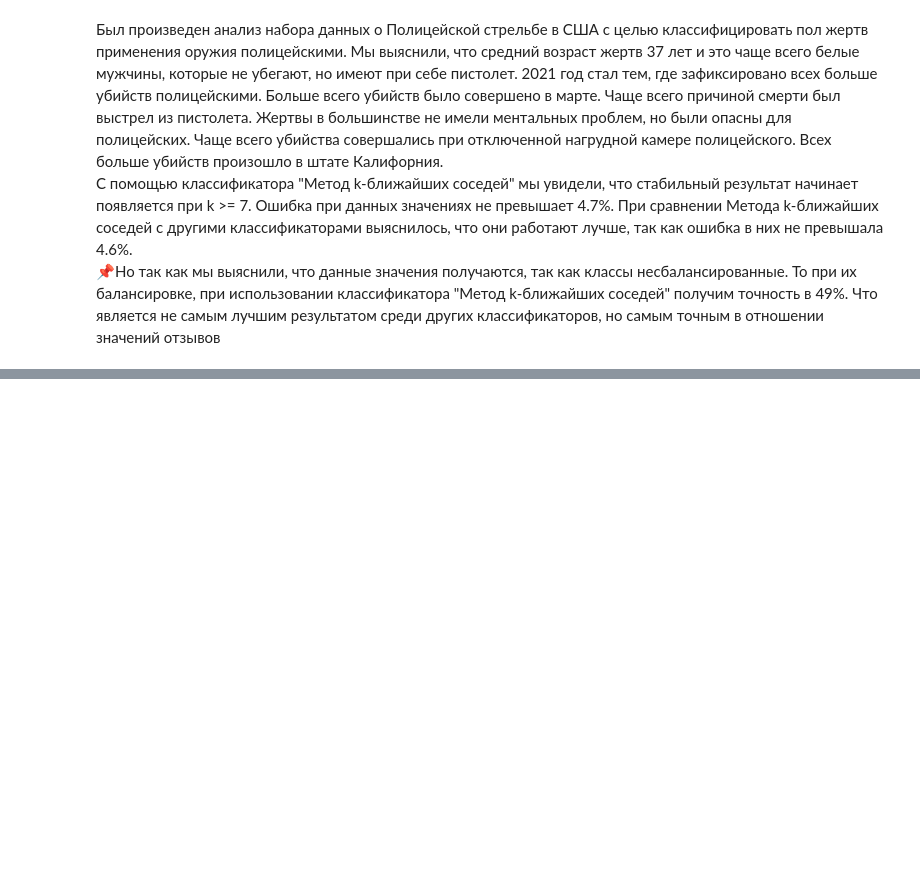
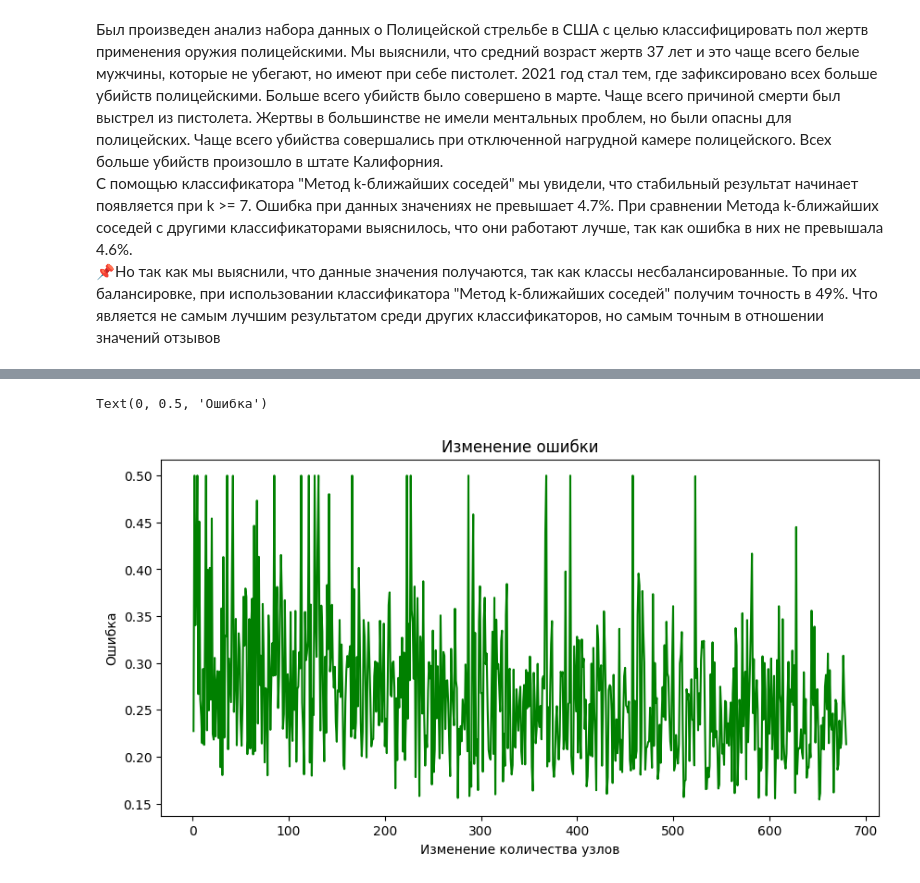
Before and after one commit to AiLoveX/M_learning2023, a Jupyter notebook: 👮‍♂️US_Police_Shootings_from_2015_Sep_2022.ipynb, the cells around one changed output, grey strips where cells are left out. Cells and saved outputs as stored; diff of their text form; code cells hidden in the pictures; blank space fills up the shorter version.

```diff
--- a/👮‍♂️US_Police_Shootings_from_2015_Sep_2022.ipynb
+++ b/👮‍♂️US_Police_Shootings_from_2015_Sep_2022.ipynb
@@ -1035,0 +1308,7 @@ weighted avg       0.91      0.40      0.53      2063
+# %%
+model2 = Sequential()
+model2.add(Dense(12,input_dim=12,activation='relu'))
+model2.add(Dense(5,activation='relu'))
+model2.add(Dense(1,activation='relu'))
+model2.compile(optimizer='adam',loss='MeanSquaredError',metrics=['accuracy'])
+model2.fit(X_train_miss, Y_train_miss,epochs=200,shuffle=True)
@@ -1035,0 +1334,13 @@ weighted avg       0.91      0.40      0.53      2063
+# %%
+for_i = []
+for n in range(1,18):
+  print("Цикл ",i)
+  for i in range(1,n):
+    for j in range(1,i):
+      model2 = Sequential()
+      model2.add(Dense(n,input_dim=12,activation='relu'))
+      model2.add(Dense(i,activation='relu'))
+      model2.add(Dense(j,activation='relu'))
+      model2.compile(optimizer='adam',loss='MeanSquaredError',metrics=['accuracy'])
+      model2.fit(X_train_miss, Y_train_miss,epochs=10,shuffle=True)
+      for_i.append(model2.history.history.copy())
@@ -1035,0 +1365,15 @@ weighted avg       0.91      0.40      0.53      2063
+# %%
+plt.figure(figsize=(10, 5))
+err3= []
+for elem in for_i:
+    err3.append(elem.get('loss', None))
+last_values = []
+for sublist in err3:
+    last_values.append(sublist[-1])
+plt.plot(range(1, 681), last_values, color='green')
+plt.title('Изменение ошибки')
+plt.xlabel('Изменение количества узлов')
+plt.ylabel('Ошибка')
+# %% [output]
+Text(0, 0.5, 'Ошибка')
+[figure, added]
```
Also changed, not shown: parts of 40 cells of this notebook.
